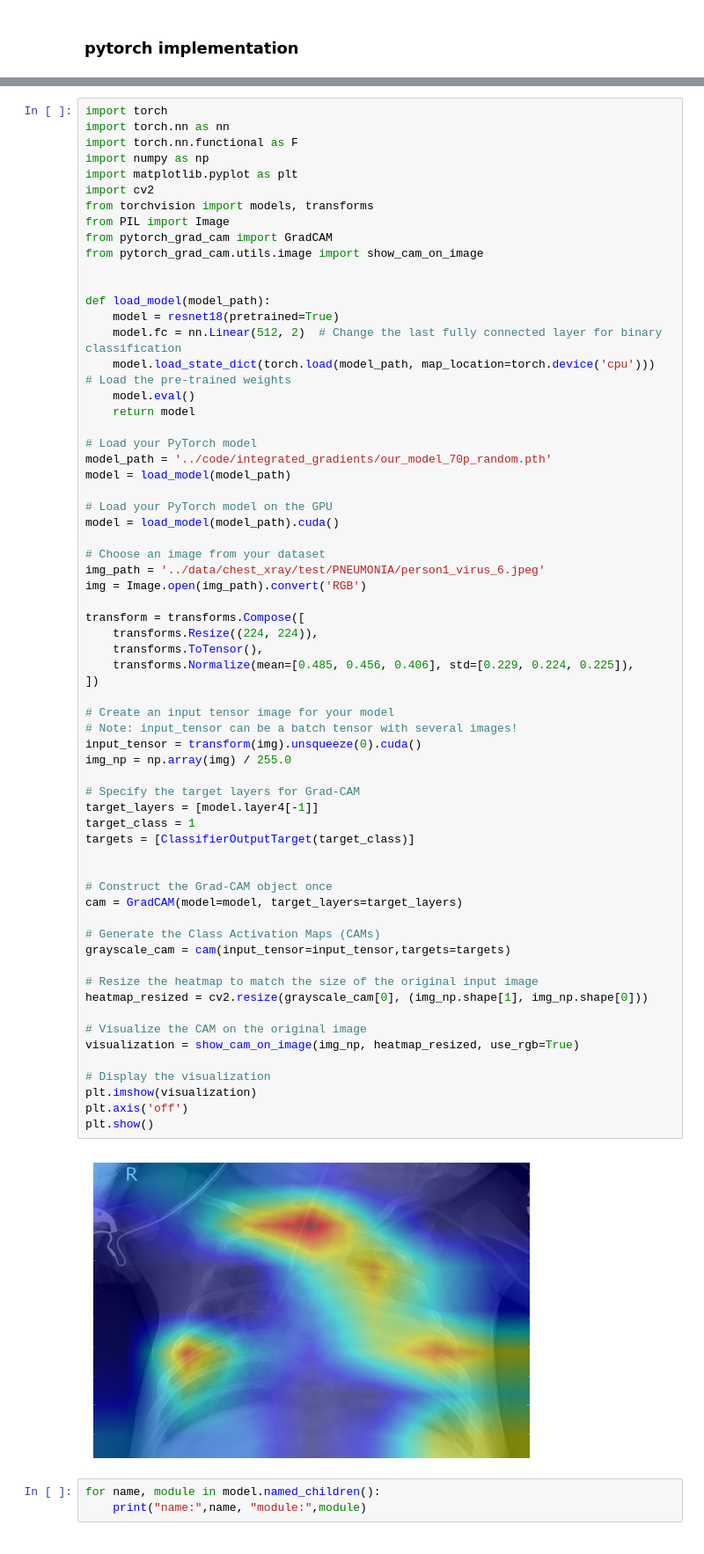
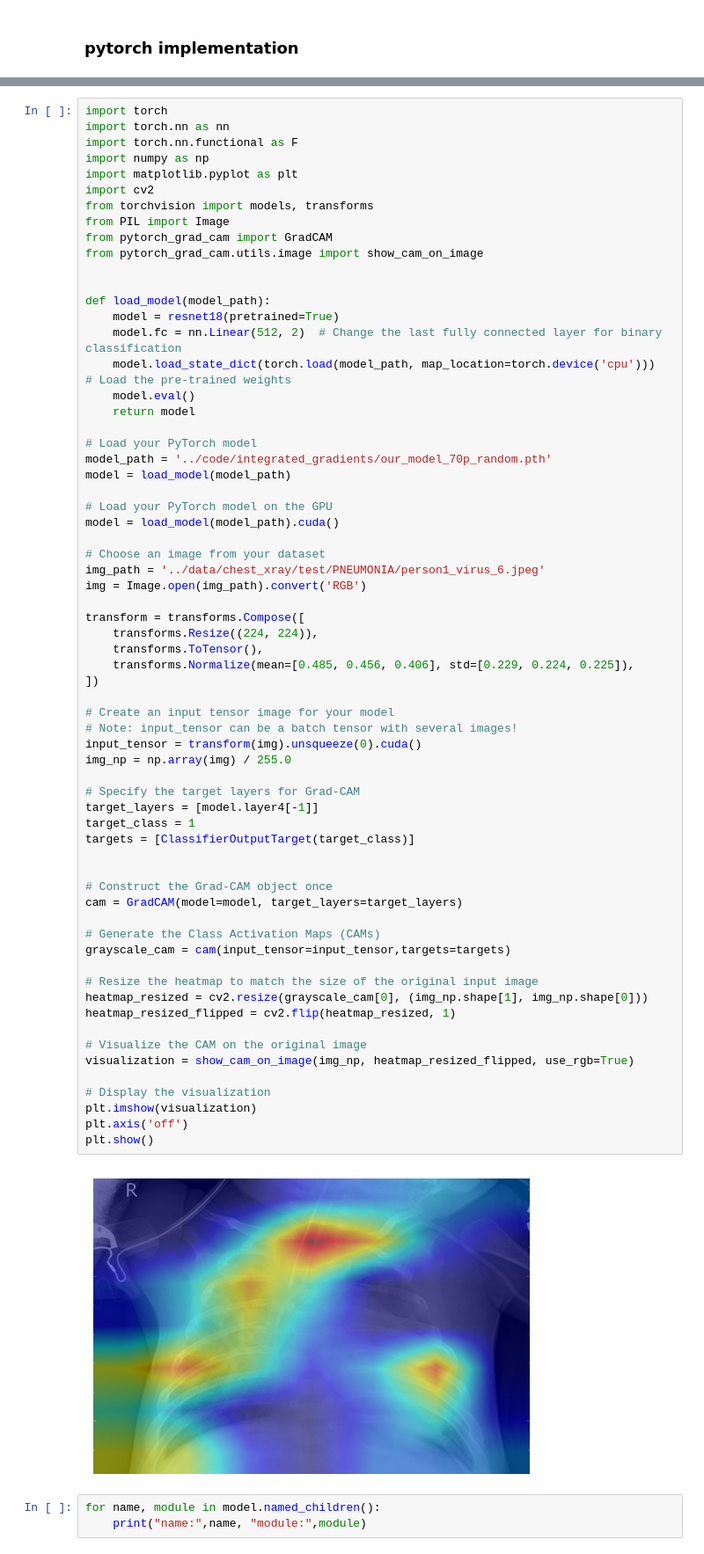
Before and after one commit to rkoonireddy/ML4H, a Jupyter notebook: Project1/code/Part2Task4.ipynb, the cells around one changed output, grey strips where cells are left out. Shown at 88% size. Drawn from its saved outputs; the diff is of its cells as text.

```diff
--- a/Project1/code/Part2Task4.ipynb
+++ b/Project1/code/Part2Task4.ipynb
@@ -207,35 +208,36 @@ transform = transforms.Compose([
     transforms.Normalize(mean=[0.485, 0.456, 0.406], std=[0.229, 0.224, 0.225]),
 ])
 
 # Create an input tensor image for your model
 # Note: input_tensor can be a batch tensor with several images!
 input_tensor = transform(img).unsqueeze(0).cuda()
 img_np = np.array(img) / 255.0
 
 # Specify the target layers for Grad-CAM
 target_layers = [model.layer4[-1]]
 target_class = 1
 targets = [ClassifierOutputTarget(target_class)]
 
 
 # Construct the Grad-CAM object once
 cam = GradCAM(model=model, target_layers=target_layers)
 
 # Generate the Class Activation Maps (CAMs)
 grayscale_cam = cam(input_tensor=input_tensor,targets=targets)
 
 # Resize the heatmap to match the size of the original input image
 heatmap_resized = cv2.resize(grayscale_cam[0], (img_np.shape[1], img_np.shape[0]))
+heatmap_resized_flipped = cv2.flip(heatmap_resized, 1)
 
 # Visualize the CAM on the original image
-visualization = show_cam_on_image(img_np, heatmap_resized, use_rgb=True)
+visualization = show_cam_on_image(img_np, heatmap_resized_flipped, use_rgb=True)
 
 # Display the visualization
 plt.imshow(visualization)
 plt.axis('off')
 plt.show()
 # %% [output]
-[figure, old version]
+[figure, new version]
 # %%
 for name, module in model.named_children():
     print("name:",name, "module:",module)
```
Also changed, not shown: parts of 1 cell of this notebook.
